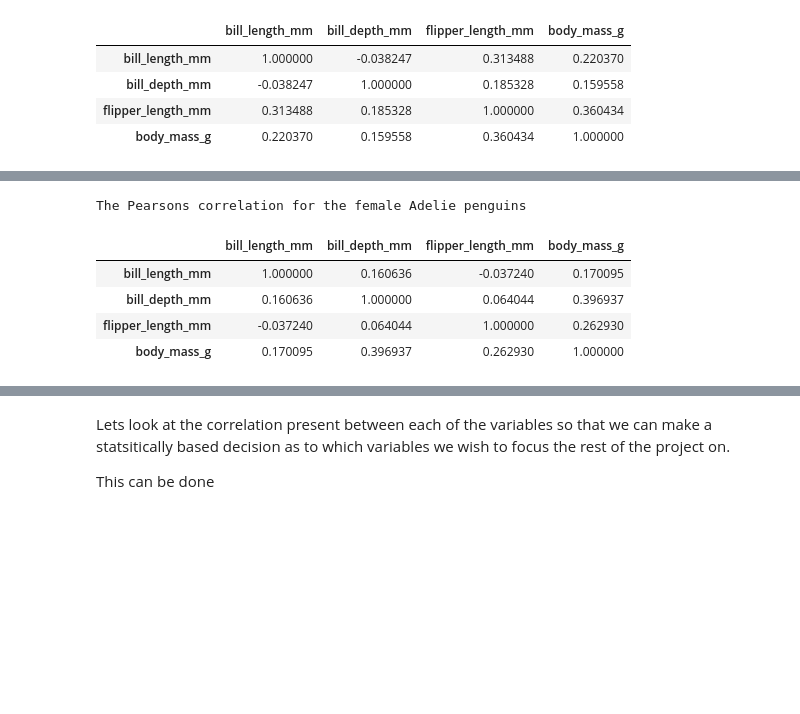
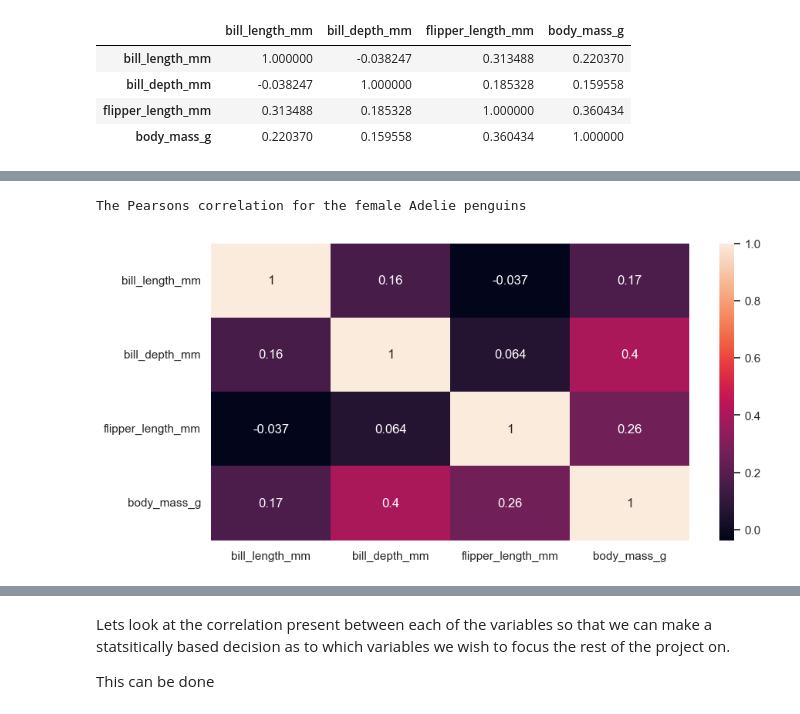
Before and after one commit to Laura6826/PofDA-mywork, a Jupyter notebook: penguins.ipynb, the cells around one changed output, grey strips where cells are left out. Cells and saved outputs as stored; diff of their text form; code cells hidden in the pictures; blank space fills up the shorter version.

```diff
--- a/penguins.ipynb
+++ b/penguins.ipynb
@@ -363,17 +362,17 @@ heatmap = sns.heatmap(corr, annot=True, cmap="Blues", fmt='.1g')
 # %%
 # Female Adelie
 female_adelie_df = adelie_df[adelie_df['sex'] == 'FEMALE']
 female_adelie_df.drop(['species', 'island','sex'],axis=1, inplace=True)
+# There is no need to display both the table and figure, as it is just repetition of the same data.
 
 print ('The Pearsons correlation for the female Adelie penguins')
-female_adelie_df.corr()
+plt.figure(figsize=(10,5))
+sns.set_theme(style="white")
+corr_fa = female_adelie_df.corr()
+heatmap = sns.heatmap(corr_fa, annot=True)
 # %% [output]
 The Pearsons correlation for the female Adelie penguins
-|  | bill_length_mm | bill_depth_mm | flipper_length_mm | body_mass_g |
-| bill_length_mm | 1.000000 | 0.160636 | -0.037240 | 0.170095 |
-| bill_depth_mm | 0.160636 | 1.000000 | 0.064044 | 0.396937 |
-| flipper_length_mm | -0.037240 | 0.064044 | 1.000000 | 0.262930 |
-| body_mass_g | 0.170095 | 0.396937 | 0.262930 | 1.000000 |
+[figure, added]
 # %%
 # Now the Gentoo species- Male Gentoo
 gentoo_df=df[df['species'] == 'Gentoo']
```
Also changed, not shown: parts of 5 cells of this notebook.
